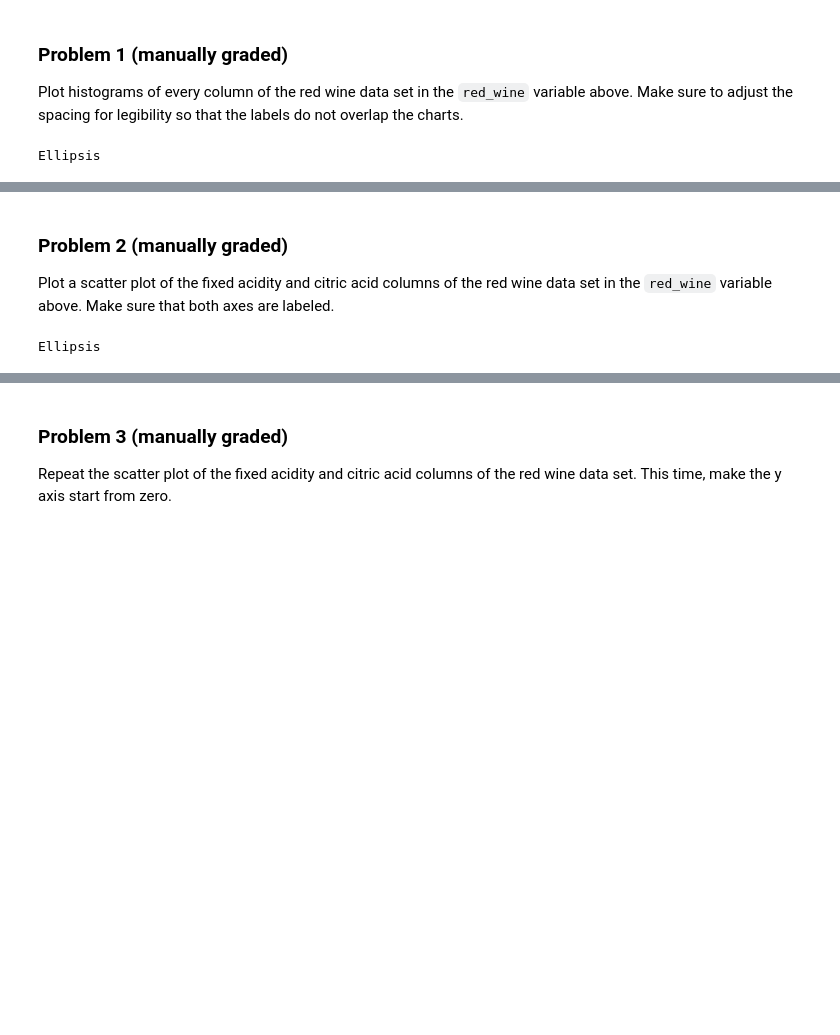
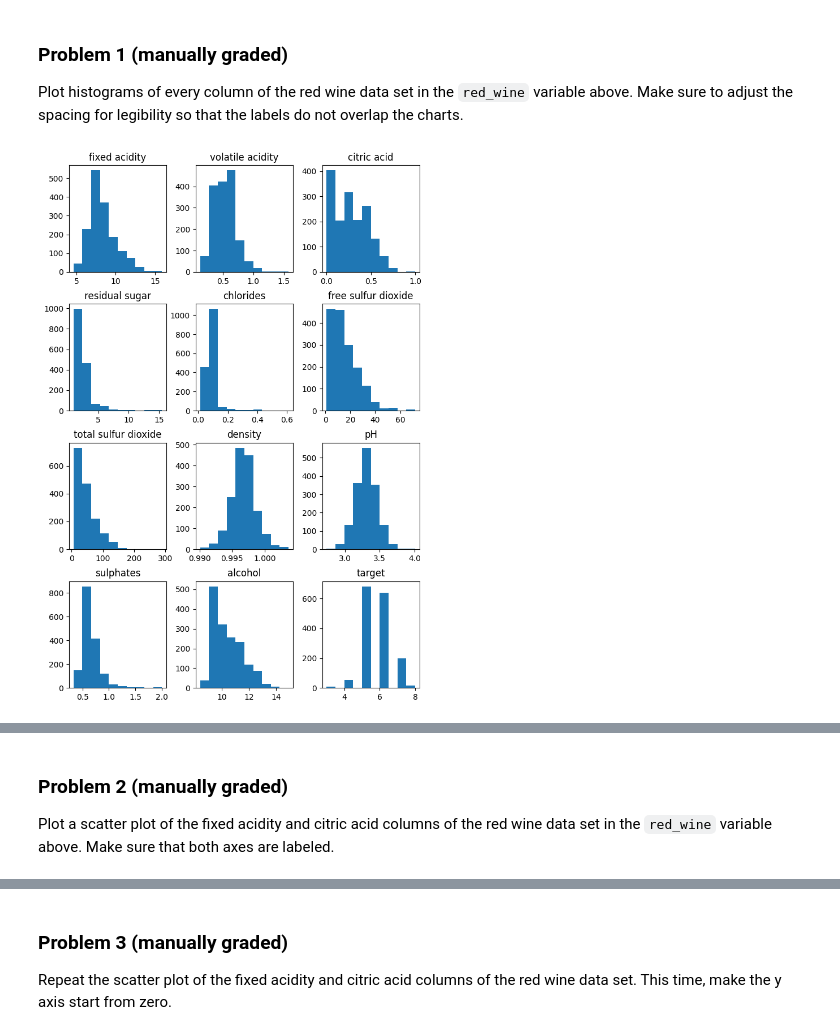
Before and after one commit to tware5-star/dx602-homework-10, a Jupyter notebook: homework.ipynb, the cells around one changed output, grey strips where cells are left out. Drawn from its saved outputs; the diff is of its cells as text; code cells hidden in the pictures; blank space fills up the shorter version.

```diff
--- a/homework.ipynb
+++ b/homework.ipynb
@@ -48,12 +48,17 @@ red_wine.head()
 
 Plot histograms of every column of the red wine data set in the `red_wine` variable above.
 Make sure to adjust the spacing for legibility so that the labels do not overlap the charts.
-# %%
-# YOUR CHANGES HERE
-
-...
-# %% [output]
-Ellipsis
+# %%
+# YOUR CHANGES HERE
+
+red_wine.hist(figsize=(8,12), grid=False);
+
+# looking into other ways of spacing out hist chart figures
+
+# red_wine.hist();
+# plt.subplots_adjust(wspace=0.4, hspace=0.9)
+# %% [output]
+[figure, added]
 # %% [markdown]
 <div style="page-break-after: always;"></div>
 # %% [markdown]
@@ -61,9 +66,3 @@ Ellipsis
 
 Plot a scatter plot of the fixed acidity and citric acid columns of the red wine data set in the `red_wine` variable above.
 Make sure that both axes are labeled.
-# %%
-# YOUR CHANGES HERE
-
-...
-# %% [output]
-Ellipsis
```
Also changed, not shown: parts of 17 cells of this notebook.
